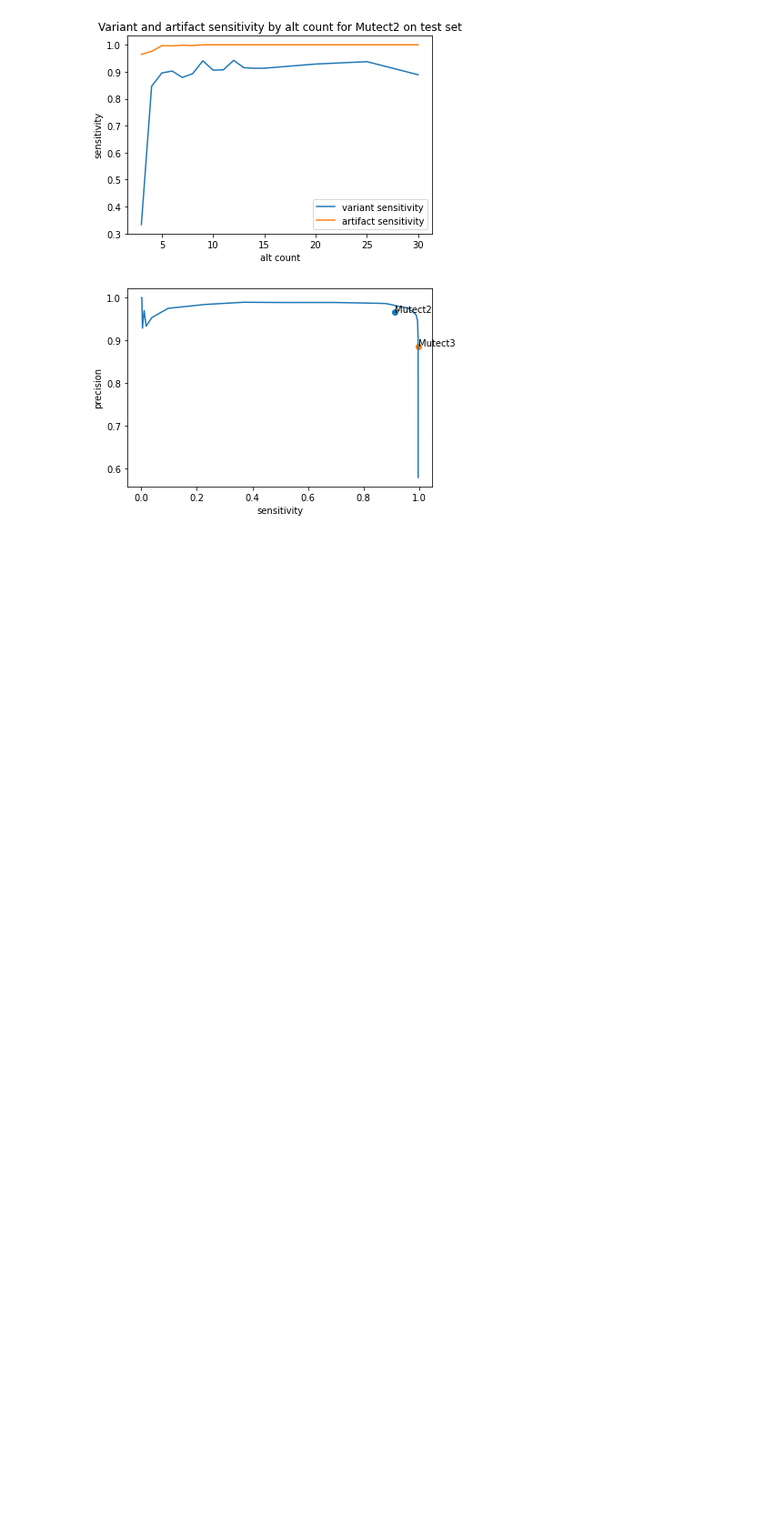
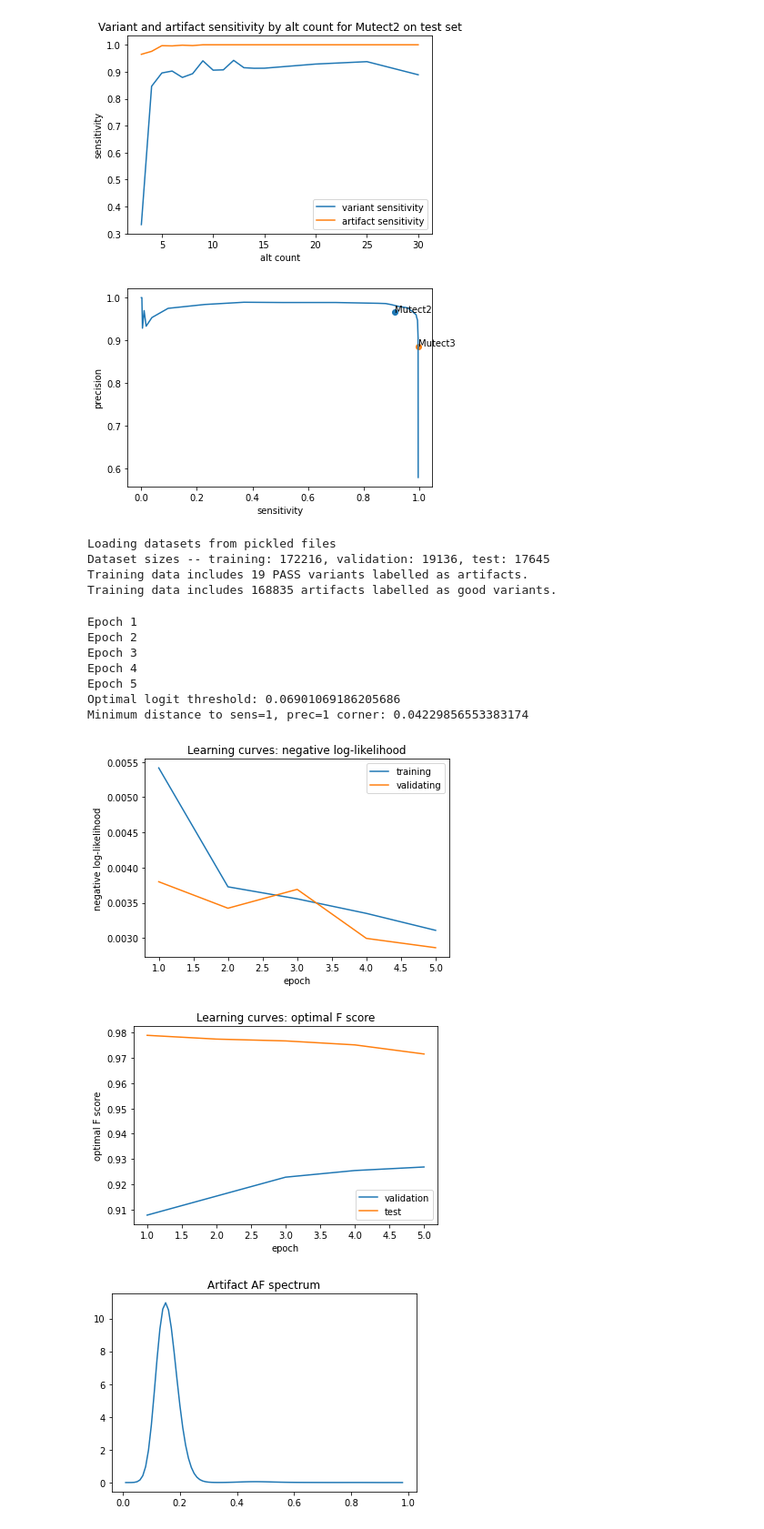
Before and after one commit to davidbenjamin/permutect, a Jupyter notebook: mutect3.ipynb, the cells around one changed output. Shown at 91% size. Saved outputs shown, nothing was run; the diff lists cells and outputs as text; code cells hidden in the pictures; blank space fills up the shorter version.

```diff
--- a/mutect3.ipynb
+++ b/mutect3.ipynb
@@ -143,9 +143,6 @@ def run_evaluation(training_pickles, test_pickle, num_epochs=EPOCHS):
 
     train_false_artifacts = len([_ for datum in train if 'PASS' in datum.mutect_info().filters() and datum.artifact_label() == 1])
     print("Training data includes " + str(train_false_artifacts) + " PASS variants labelled as artifacts.")
-
-    train_false_variants = len([_ for datum in train if (len(datum.mutect_info().filters()) > 1 or "germline" not in datum.mutect_info().filters()) and datum.artifact_label() == 0])
-    print("Training data includes " + str(train_false_variants) + " artifacts labelled as good variants.")
 
     # Learn model
     train_loader, valid_loader, test_loader = make_data_loaders(train, valid, test)
@@ -304,3 +301,22 @@ Minimum distance to sens=1, prec=1 corner: 0.03992717069907281
 [figure]
 [figure]
 [figure]
+# %%
+# SGD temperatures and priors
+#leaky_relu and learnable alt count-dependent confidence
+run_evaluation([DREAM_1_PAIR], DREAM_1_TEST, 5)
+# %% [output]
+Loading datasets from pickled files
+Dataset sizes -- training: 172216, validation: 19136, test: 17645
+Training data includes 19 PASS variants labelled as artifacts.
+Training data includes 168835 artifacts labelled as good variants.
+Epoch 1
+Epoch 2
+Epoch 3
+Epoch 4
+Epoch 5
+Optimal logit threshold: 0.06901069186205686
+Minimum distance to sens=1, prec=1 corner: 0.04229856553383174
+[figure, added]
+[figure, added]
+[figure, added]
```
Also changed, not shown: parts of 1 cell of this notebook, 1 other file.
